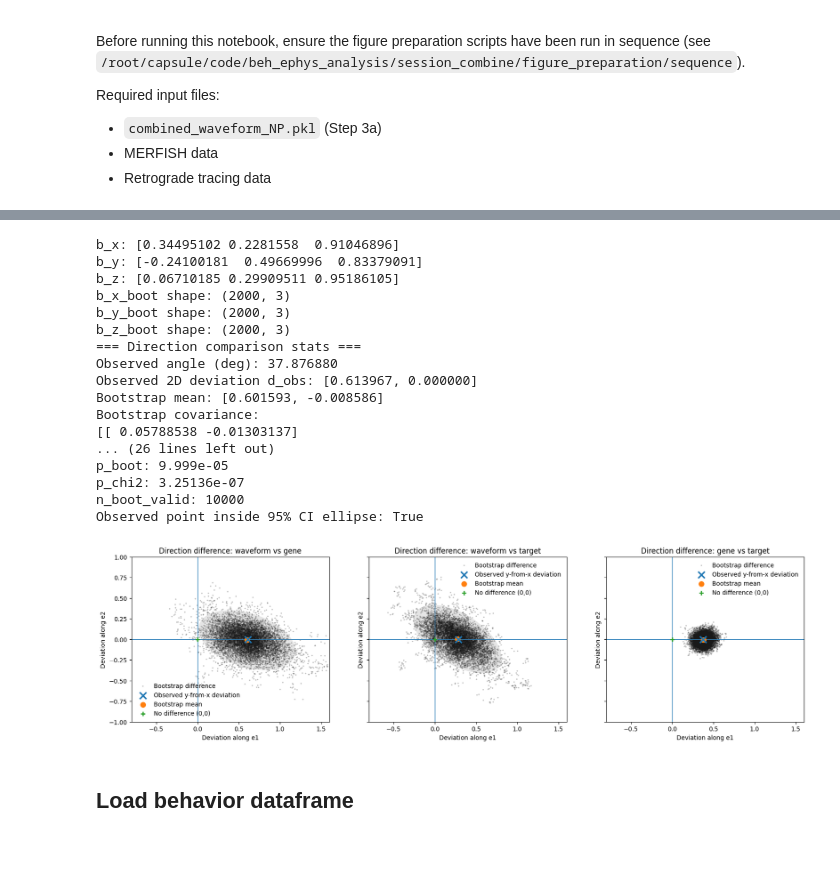
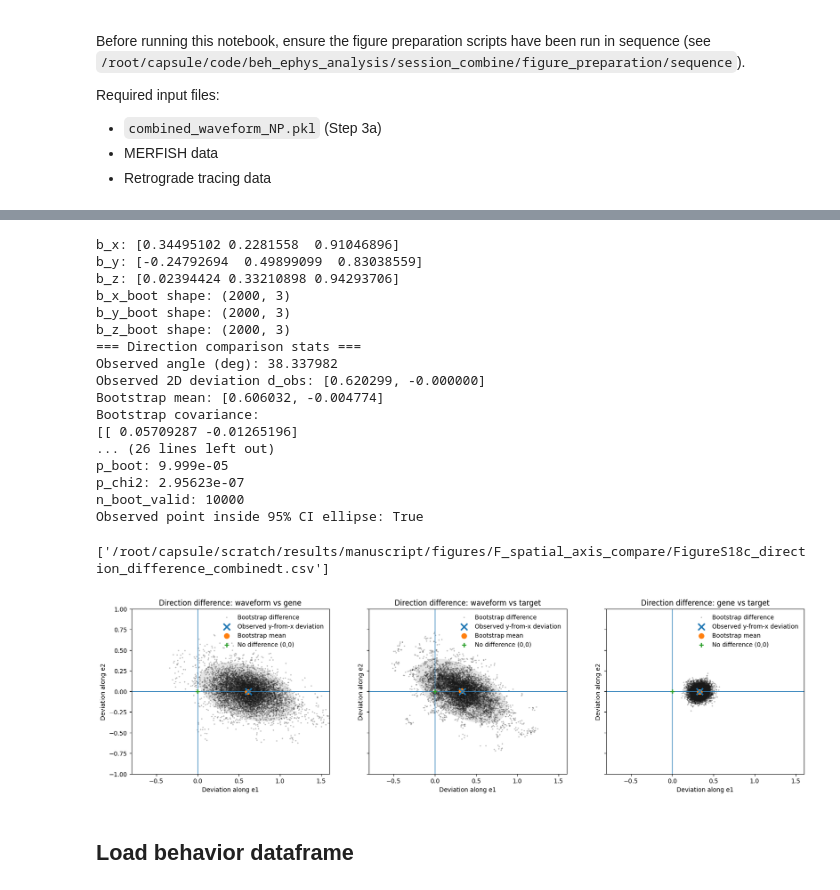
Before and after one commit to AllenNeuralDynamics/aind-beh-ephys-analysis, a Jupyter notebook: code/beh_ephys_analysis/session_combine/manuscript_figures/F_spatial-axis-comparison.ipynb, the cells around one changed output, grey strips where cells are left out. Saved outputs shown, nothing was run; the diff lists cells and outputs as text; code cells hidden in the pictures; blank space fills up the shorter version.

```diff
--- a/code/beh_ephys_analysis/session_combine/manuscript_figures/F_spatial-axis-comparison.ipynb
+++ b/code/beh_ephys_analysis/session_combine/manuscript_figures/F_spatial-axis-comparison.ipynb
@@ -91,7 +105,7 @@ os.makedirs(target_folder, exist_ok=True)
 ml, ap, dv = 0, 1, 2
 bregma_LPS_mm = np.array([-5.7, 5.4, -0.45])  # in mm
 planes = {'sag': [ap, dv], 'hor': [ml, ap], 'cor': [ml, dv]}
-mesh_file = str(capsule_directories()['data_dir']) + '/LC_percentile_meshes/new_core_mesh.obj'
+mesh_file = str(capsule_directories()['data_dir']) + '/LC_percentile_meshes/core_mesh.obj'
 mesh = load_mesh(mesh_file)
 mesh_vertices = np.array(mesh.vertices)
 mesh_vertices = mesh_vertices/1000
@@ -146,12 +164,12 @@ coord_x = ccf_wf[filter_wf].copy()
 # %%
 # load gene expression info
-MERFISH_DATA_DIR  = str(capsule_directories()['data_dir']) + '/merfish_data/adata'
+MERFISH_DATA_DIR  = str(capsule_directories()['data_dir']) + '/merfish_data'
 
 def load_and_preprocess_data():
     """Load  MERFISH data, perform initial preprocessing""" # not laoding mesh for this
 
     # allmeshes = utils.load_mesh(MESH_DIR, nameconstrains = '*new_core*')
-    # mesh = allmeshes['new_core_mesh']
+    # mesh = allmeshes['core_mesh']
     # mesh.vertices = mesh.vertices[:, [1,2, 0]]  # they somehow swapped the order -_-
     # mesh.vertices /= 25  # Scale vertices to mm
 
@@ -196,6 +216,6 @@ After filtering: (2221, 315)
 # %%
 # load retro data
-data_dir = str(capsule_directories()['derived_dir']) + '/combined/retro_ccf/manual_proofread_ccf_18brains.csv'
+data_dir = str(capsule_directories()['data_dir']) + '/LC_retro/manual_proofread_ccf_37brains.csv'
 retro_ccf = pd.read_csv(data_dir)
 bregma_pixel_retro = np.array([228, 18, 216])
 ccf_retro = (retro_ccf[['x', 'y', 'z']].values - bregma_pixel_retro) * 25 / 1000  # convert to mm
@@ -1751,42 +1833,51 @@ res_cmp_yz = compare_bootstrap_directions(
 # print("Chi-square p-value:", res_cmp["p_chi2"])
 
 # 5) plot 2D distribution of directional difference
 # plot_direction_difference(res_cmp)
 fig, axes = plt.subplots(1, 3, figsize=(20, 8), sharey=True, sharex=True)
 plot_direction_difference(res_cmp_xy, ci_level=0.95, print_stats=True, ax=axes[0])
 plt.xlim(-0.8, 1.6)
 plt.ylim(-1, 1)
 axes[0].set_title("Direction difference: waveform vs gene")
 # plt.savefig(os.path.join(target_folder, "direction_difference_wf_gene.svg"), dpi=300)
 plot_direction_difference(res_cmp_xz, ci_level=0.95, print_stats=True, ax=axes[1])
 axes[1].set_title("Direction difference: waveform vs target")
 plt.xlim(-0.8, 1.6)
 plt.ylim(-1, 1)
 # plt.savefig(os.path.join(target_folder, "direction_difference_wf_target.svg"), dpi=300)
 plot_direction_difference(res_cmp_yz, ci_level=0.95, print_stats=True, ax=axes[2])
 plt.xlim(-0.8, 1.6)
 plt.ylim(-1, 1)
 axes[2].set_title("Direction difference: gene vs target")
-plt.savefig(os.path.join(target_folder, "direction_difference_combinedt.svg"), dpi=300)
+save_panels(fig, target_folder, "direction_difference_combinedt", ['FigureS18c'], exts=('svg',), dpi=300)
+# ---- panel CSV (rule 1: scatter of bootstrap directional differences per comparison) ----
+_cols = {}
+for _nm, _r in [('wf_vs_gene', res_cmp_xy), ('wf_vs_target', res_cmp_xz), ('gene_vs_target', res_cmp_yz)]:
+    _db = np.asarray(_r["d_boot"]); _do = np.asarray(_r["d_obs"])
+    _cols[f'{_nm}_dx'] = _db[:, 0]; _cols[f'{_nm}_dy'] = _db[:, 1]
+    _cols[f'{_nm}_dx_obs'] = [float(_do[0])]; _cols[f'{_nm}_dy_obs'] = [float(_do[1])]
+save_panel_csv(columns_to_df(**_cols), target_folder, "direction_difference_combinedt", ['FigureS18c'])
+##FigureS18c##
 # %% [output]
 b_x: [0.34495102 0.2281558  0.91046896]
-b_y: [-0.24100181  0.49669996  0.83379091]
-b_z: [0.06710185 0.29909511 0.95186105]
+b_y: [-0.24792694  0.49899099  0.83038559]
+b_z: [0.02394424 0.33210898 0.94293706]
 b_x_boot shape: (2000, 3)
 b_y_boot shape: (2000, 3)
 b_z_boot shape: (2000, 3)
 === Direction comparison stats ===
-Observed angle (deg): 37.876880
-Observed 2D deviation d_obs: [0.613967, 0.000000]
-Bootstrap mean: [0.601593, -0.008586]
+Observed angle (deg): 38.337982
+Observed 2D deviation d_obs: [0.620299, -0.000000]
+Bootstrap mean: [0.606032, -0.004774]
 Bootstrap covariance:
-[[ 0.05788538 -0.01303137]
+[[ 0.05709287 -0.01265196]
 ... (26 lines left out)
 p_boot: 9.999e-05
-p_chi2: 3.25136e-07
+p_chi2: 2.95623e-07
 n_boot_valid: 10000
 Observed point inside 95% CI ellipse: True
+['/root/capsule/scratch/results/manuscript/figures/F_spatial_axis_compare/FigureS18c_direction_difference_combinedt.csv']
-[figure, old version]
+[figure, new version]
 # %% [markdown]
 ## Load behavior dataframe
 # %% [markdown]
```
Also changed, not shown: parts of 8 cells of this notebook, 14 other files.
